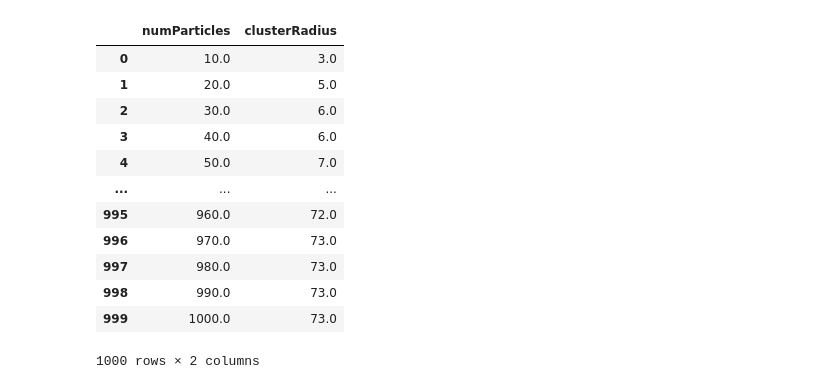
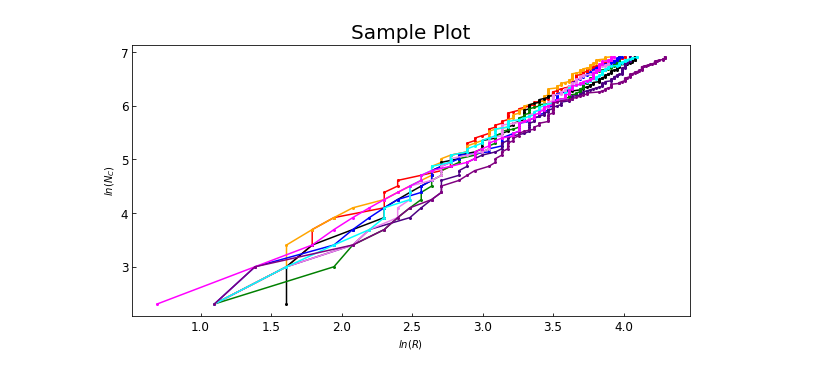
Before and after one commit to thomasbourke1/diffusion-limited-aggregation, a Jupyter notebook: python-plotting/task1.ipynb, the cells around one changed output. Saved outputs shown, nothing was run; the diff lists cells and outputs as text; code cells hidden in the pictures.

Commit message:
plotted fractals

```diff
--- a/python-plotting/task1.ipynb
+++ b/python-plotting/task1.ipynb
@@ -7,16 +4,0 @@ fractal_data = pd.DataFrame(pd.read_csv("data/task1.csv", dtype=np.float64))
-# %%
-fractal_data
-# %% [output]
-|  | numParticles | clusterRadius |
-| 0 | 10.0 | 3.0 |
-| 1 | 20.0 | 5.0 |
-| 2 | 30.0 | 6.0 |
-| 3 | 40.0 | 6.0 |
-| 4 | 50.0 | 7.0 |
-| ... | ... | ... |
-| 995 | 960.0 | 72.0 |
-| 996 | 970.0 | 73.0 |
-| 997 | 980.0 | 73.0 |
-| 998 | 990.0 | 73.0 |
-| 999 | 1000.0 | 73.0 |
-1000 rows × 2 columns
@@ -26,0 +5,51 @@ fractal_data['ln_clusterRadius'] = np.log(fractal_data['clusterRadius'])
+# %%
+fractal_data = pd.DataFrame(pd.read_csv("data/task1.csv", dtype=np.float64))
+
+
+endNum = 100
+
+# want to seperate data into seperate runs
+chunk_size = endNum
+
+#object to store data
+runs = []
+
+for i in range(0, len(fractal_data), chunk_size):
+    run = fractal_data.iloc[i:i+chunk_size]
+    runs.append(run)
+
+#for i, run in enumerate(runs):
+ #   print(f"Chunk {i + 1}:")
+  #  print(run.head())  # Printing the first few values of each chunk
+   # print()
+
+
+#colors = ['red', 'green', 'blue', 'orange', 'black', 'blue', 'orange', 'cyan']
+
+#colors = mcolors.XKCD_COLORS
+
+colors = ["red", "orange", "black", "green", "blue", "indigo", "violet", "cyan", "magenta", "purple"]
+
+
+fig, ax = plt.subplots(figsize=(10,5))
+
+for i in range(0, len(runs)):
+               #len(runs)):
+    temp = pd.DataFrame(runs[i])
+    temp['ln_numParticles'] = np.log(temp['numParticles'])
+    temp['ln_clusterSize'] = np.log(temp['clusterRadius'])
+
+    ax.set_xlabel("$ln(R)$")
+    ax.set_ylabel("$ln(N_C)$")
+
+    plt.title('Sample Plot', fontsize=20)
+    plt.xticks(fontsize=12)                 # X-axis tick labels font size
+    plt.yticks(fontsize=12)
+    plt.tick_params(axis='both', direction='in')
+
+
+    ax.plot(temp['ln_clusterSize'], temp['ln_numParticles'],  ls='-', marker='o', color=colors[i], markersize='2')
+
+fig.show()
+# %% [output]
+[figure, added]
```
Also changed, not shown: parts of 2 cells of this notebook.
